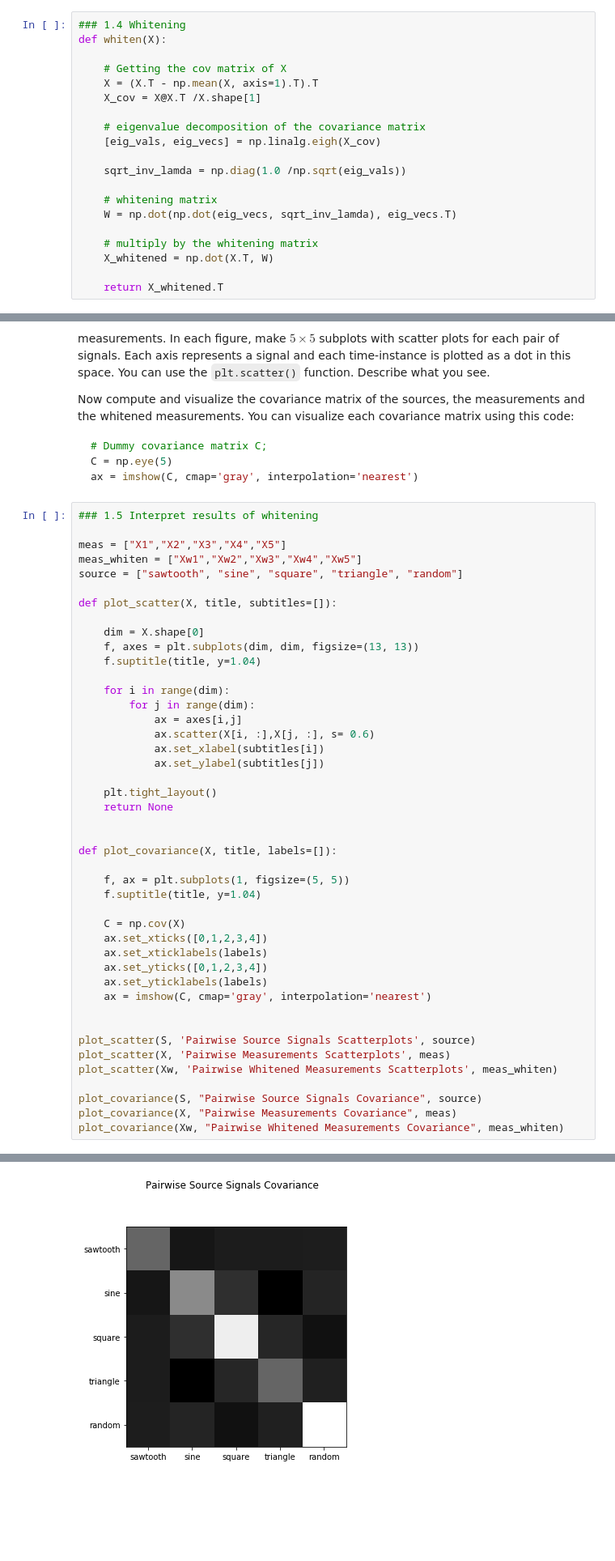
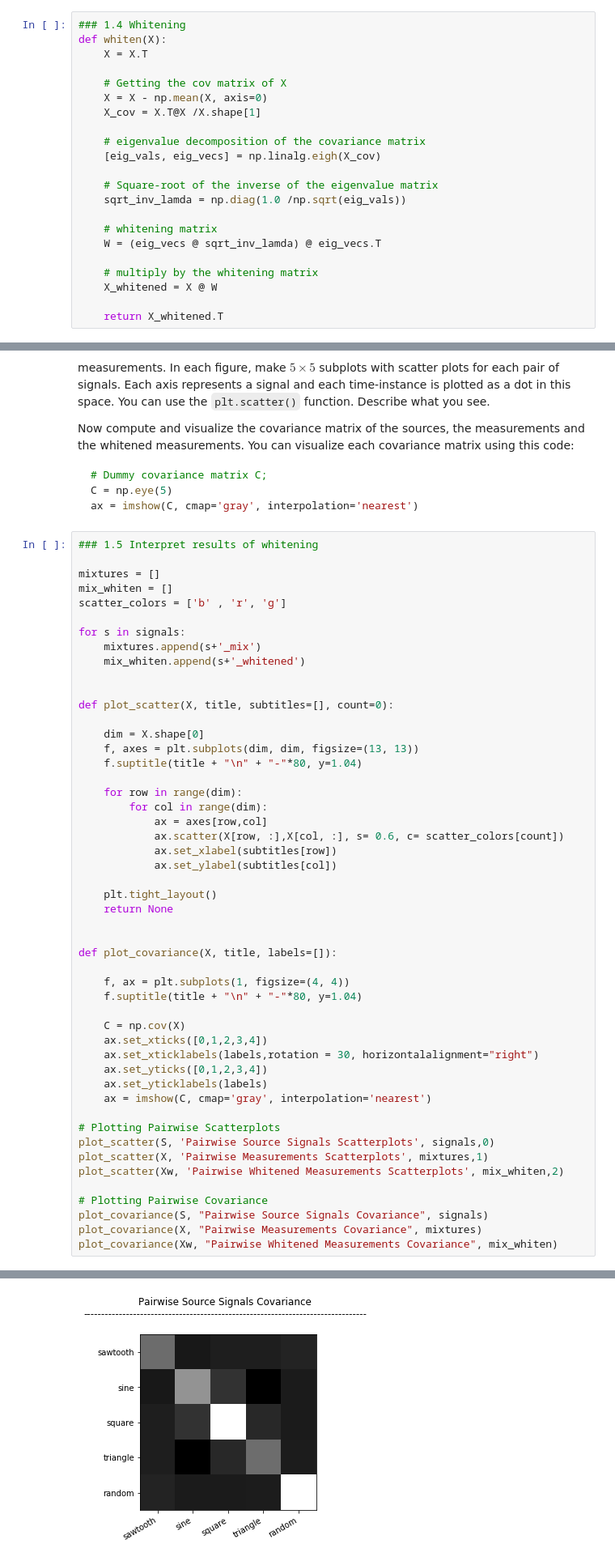
Before and after one commit to shaanchandra/MachineLearning2, a Jupyter notebook: Lab_Assignments/lab1.ipynb, the cells around one changed output, grey strips where cells are left out. Shown at 81% size. Cells and saved outputs as stored; diff of their text form; blank space fills up the shorter version.

```diff
--- a/Lab_Assignments/lab1.ipynb
+++ b/Lab_Assignments/lab1.ipynb
@@ -306,21 +318,23 @@ $\mathbf{whitened(x)} = \boldsymbol{\Lambda}^{-1 / 2} \boldsymbol{\Phi}^{T} \mat
 # %%
 ### 1.4 Whitening
 def whiten(X):
+    X = X.T
 
     # Getting the cov matrix of X
-    X = (X.T - np.mean(X, axis=1).T).T
-    X_cov = X@X.T /X.shape[1]
+    X = X - np.mean(X, axis=0)
+    X_cov = X.T@X /X.shape[1]
 
     # eigenvalue decomposition of the covariance matrix
     [eig_vals, eig_vecs] = np.linalg.eigh(X_cov)
 
+    # Square-root of the inverse of the eigenvalue matrix
     sqrt_inv_lamda = np.diag(1.0 /np.sqrt(eig_vals))
 
     # whitening matrix
-    W = np.dot(np.dot(eig_vecs, sqrt_inv_lamda), eig_vecs.T)
+    W = (eig_vecs @ sqrt_inv_lamda) @ eig_vecs.T
 
     # multiply by the whitening matrix
-    X_whitened = np.dot(X.T, W)
+    X_whitened = X @ W
 
     return X_whitened.T
 # %%
@@ -340,22 +354,27 @@ ax = imshow(C, cmap='gray', interpolation='nearest')
 # %%
 ### 1.5 Interpret results of whitening
 
-meas = ["X1","X2","X3","X4","X5"]
-meas_whiten = ["Xw1","Xw2","Xw3","Xw4","Xw5"]
-source = ["sawtooth", "sine", "square", "triangle", "random"]
+mixtures = []
+mix_whiten = []
+scatter_colors = ['b' , 'r', 'g']
 
-def plot_scatter(X, title, subtitles=[]):
+for s in signals:
+    mixtures.append(s+'_mix')
+    mix_whiten.append(s+'_whitened')
+
+
+def plot_scatter(X, title, subtitles=[], count=0):
 
     dim = X.shape[0]
     f, axes = plt.subplots(dim, dim, figsize=(13, 13))
-    f.suptitle(title, y=1.04)
+    f.suptitle(title + "\n" + "-"*80, y=1.04)
 
-    for i in range(dim):
-        for j in range(dim):
-            ax = axes[i,j]
-            ax.scatter(X[i, :],X[j, :], s= 0.6)
-            ax.set_xlabel(subtitles[i])
-            ax.set_ylabel(subtitles[j])
+    for row in range(dim):
+        for col in range(dim):
+            ax = axes[row,col]
+            ax.scatter(X[row, :],X[col, :], s= 0.6, c= scatter_colors[count])
+            ax.set_xlabel(subtitles[row])
+            ax.set_ylabel(subtitles[col])
 
     plt.tight_layout()
     return None
@@ -363,22 +382,23 @@ def plot_scatter(X, title, subtitles=[]):
 
 def plot_covariance(X, title, labels=[]):
 
-    f, ax = plt.subplots(1, figsize=(5, 5))
-    f.suptitle(title, y=1.04)
+    f, ax = plt.subplots(1, figsize=(4, 4))
+    f.suptitle(title + "\n" + "-"*80, y=1.04)
 
     C = np.cov(X)
     ax.set_xticks([0,1,2,3,4])
-    ax.set_xticklabels(labels)
+    ax.set_xticklabels(labels,rotation = 30, horizontalalignment="right")
     ax.set_yticks([0,1,2,3,4])
     ax.set_yticklabels(labels)
     ax = imshow(C, cmap='gray', interpolation='nearest')
 
+# Plotting Pairwise Scatterplots
+plot_scatter(S, 'Pairwise Source Signals Scatterplots', signals,0)
+plot_scatter(X, 'Pairwise Measurements Scatterplots', mixtures,1)
+plot_scatter(Xw, 'Pairwise Whitened Measurements Scatterplots', mix_whiten,2)
 
-plot_scatter(S, 'Pairwise Source Signals Scatterplots', source)
-plot_scatter(X, 'Pairwise Measurements Scatterplots', meas)
-plot_scatter(Xw, 'Pairwise Whitened Measurements Scatterplots', meas_whiten)
-
-plot_covariance(S, "Pairwise Source Signals Covariance", source)
-plot_covariance(X, "Pairwise Measurements Covariance", meas)
-plot_covariance(Xw, "Pairwise Whitened Measurements Covariance", meas_whiten)
+# Plotting Pairwise Covariance
+plot_covariance(S, "Pairwise Source Signals Covariance", signals)
+plot_covariance(X, "Pairwise Measurements Covariance", mixtures)
+plot_covariance(Xw, "Pairwise Whitened Measurements Covariance", mix_whiten)
 # %% [output]
@@ -388 +408 @@ plot_covariance(Xw, "Pairwise Whitened Measurements Covariance", meas_whiten)
-[figure, old version]
+[figure, new version]
```
Also changed, not shown: parts of 14 cells of this notebook, 1 other file.
